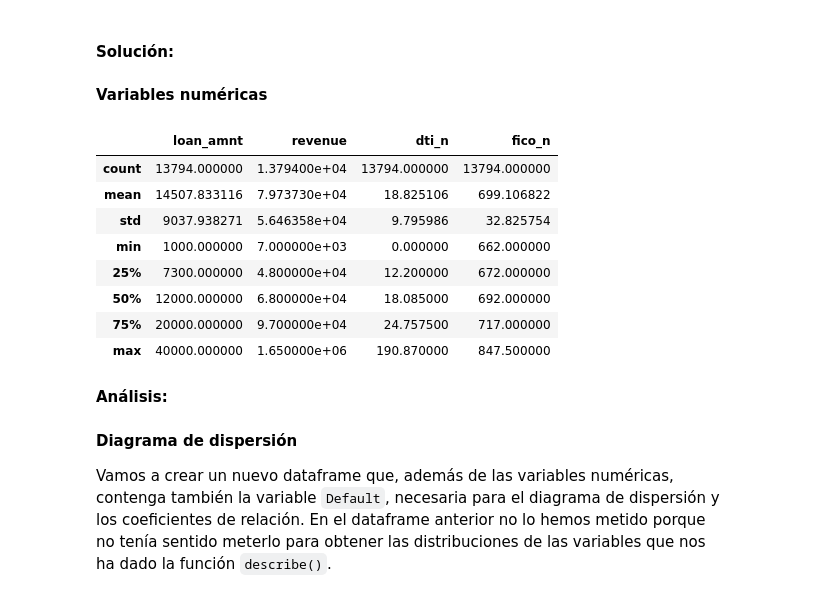
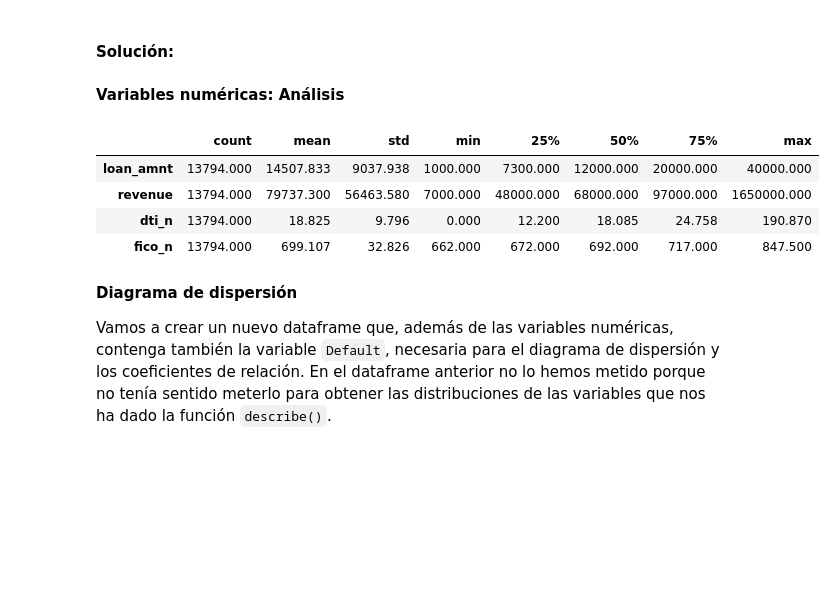
Before and after one commit to mario-sanz/IA2-Practicas, a Jupyter notebook: Lab1/P1_clustering.ipynb, the cells around one changed output. Drawn from its saved outputs; the diff is of its cells as text; code cells hidden in the pictures; blank space fills up the shorter version.

```diff
--- a/Lab1/P1_clustering.ipynb
+++ b/Lab1/P1_clustering.ipynb
@@ -47,9 +47,15 @@ Como pandas no tiene forma de saber que las variables `home_ownership_n`, `purpo
 # %%
 import numpy as np
 import pandas as pd
+
+pd.set_option('display.float_format', lambda x: '%.3f' % x)
 # %%
-# La función read_csv ya nos devuelve un DataFrame, así que no hace falta convertirlo
 df = pd.read_csv('prestamos.csv')
+
+numberColumns = ["loan_amnt","revenue", "dti_n", "fico_n"]
+categoryColumns = ["purpose", "home_ownership_n", "emp_length_n", "Default"]
+
+df[categoryColumns] = df[categoryColumns].astype("category")
 df
 # %% [output]
 |  | loan_amnt | purpose | revenue | dti_n | fico_n | home_ownership_n | emp_length_n | Default |
@@ -110,21 +116,15 @@ Analiza razonadamente las distribuciones de cada una de las variables numéricas
 # %% [markdown]
 #### Solución:
 # %% [markdown]
-**Variables numéricas**
+**Variables numéricas: Análisis**
 # %%
-df_num.describe()
+df.describe(include=np.number).transpose()
 # %% [output]
-|  | loan_amnt | revenue | dti_n | fico_n |
-| count | 13794.000000 | 1.379400e+04 | 13794.000000 | 13794.000000 |
-| mean | 14507.833116 | 7.973730e+04 | 18.825106 | 699.106822 |
-| std | 9037.938271 | 5.646358e+04 | 9.795986 | 32.825754 |
-| min | 1000.000000 | 7.000000e+03 | 0.000000 | 662.000000 |
-| 25% | 7300.000000 | 4.800000e+04 | 12.200000 | 672.000000 |
-| 50% | 12000.000000 | 6.800000e+04 | 18.085000 | 692.000000 |
-| 75% | 20000.000000 | 9.700000e+04 | 24.757500 | 717.000000 |
-| max | 40000.000000 | 1.650000e+06 | 190.870000 | 847.500000 |
+|  | count | mean | std | min | 25% | 50% | 75% | max |
+| loan_amnt | 13794.000 | 14507.833 | 9037.938 | 1000.000 | 7300.000 | 12000.000 | 20000.000 | 40000.000 |
+| revenue | 13794.000 | 79737.300 | 56463.580 | 7000.000 | 48000.000 | 68000.000 | 97000.000 | 1650000.000 |
+| dti_n | 13794.000 | 18.825 | 9.796 | 0.000 | 12.200 | 18.085 | 24.758 | 190.870 |
+| fico_n | 13794.000 | 699.107 | 32.826 | 662.000 | 672.000 | 692.000 | 717.000 | 847.500 |
-# %% [markdown]
-**Análisis:**
 # %% [markdown]
 **Diagrama de dispersión**
 
```
Also changed, not shown: parts of 54 cells of this notebook, 2 other files.
